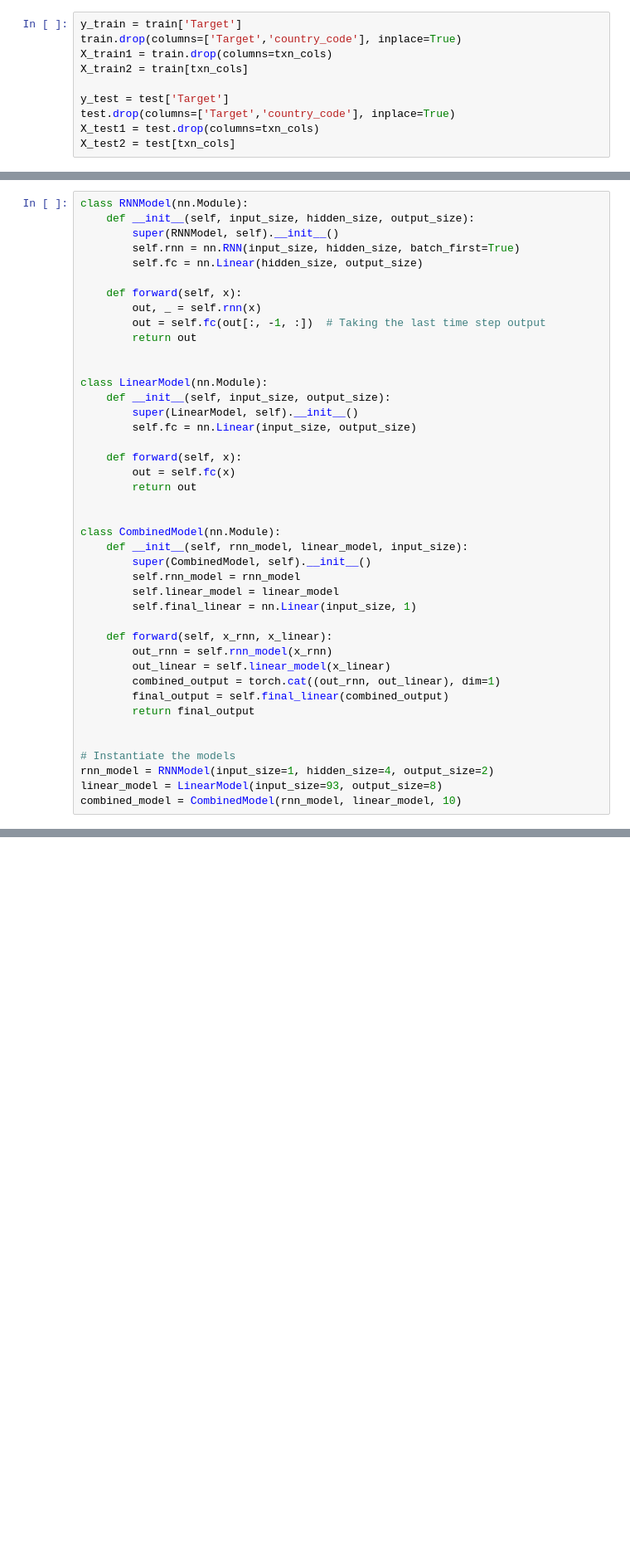
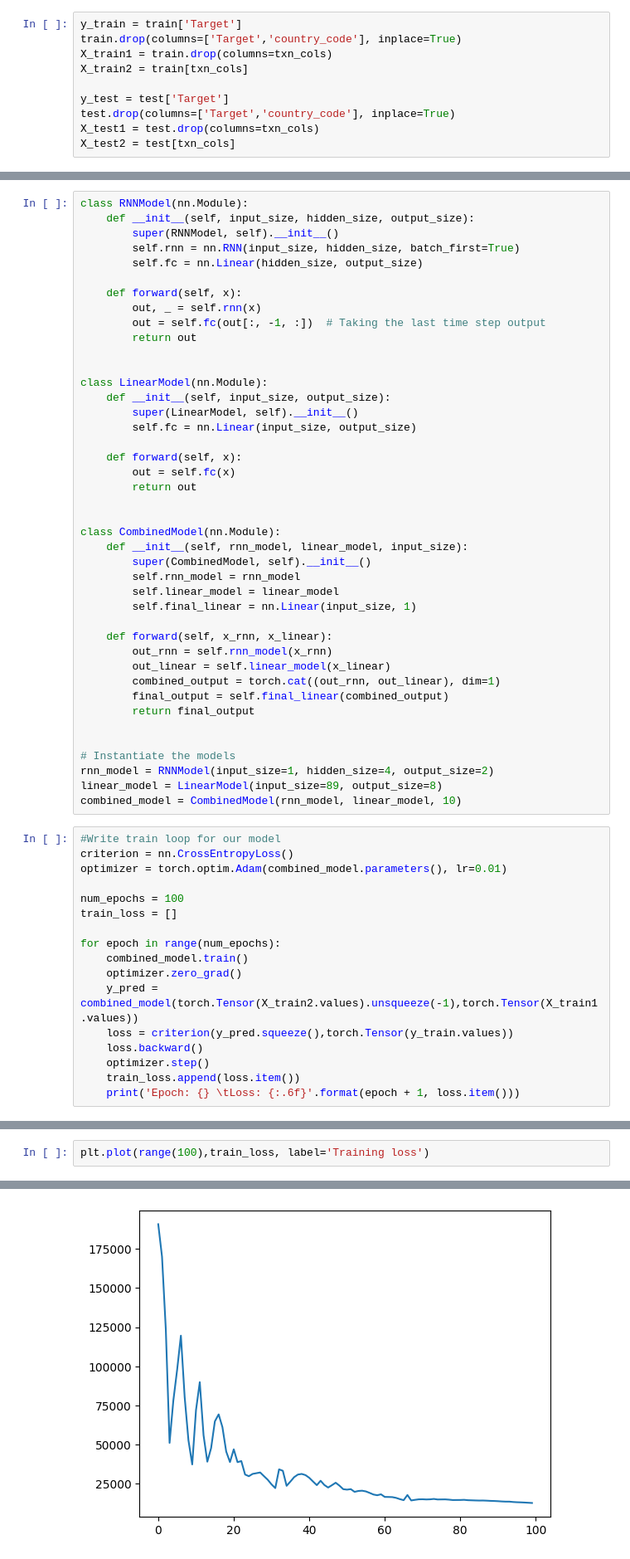
Before and after one commit to LokeshBadisa/Convolve2.0, a Jupyter notebook: Lokesh/RNN.ipynb, the cells around one changed output, grey strips where cells are left out. Shown at 83% size. Saved outputs shown, nothing was run; the diff lists cells and outputs as text; blank space fills up the shorter version.

```diff
--- a/Lokesh/RNN.ipynb
+++ b/Lokesh/RNN.ipynb
@@ -126,5 +127,22 @@ class CombinedModel(nn.Module):
 
 # Instantiate the models
 rnn_model = RNNModel(input_size=1, hidden_size=4, output_size=2)
-linear_model = LinearModel(input_size=93, output_size=8)
+linear_model = LinearModel(input_size=89, output_size=8)
 combined_model = CombinedModel(rnn_model, linear_model, 10)
+# %%
+#Write train loop for our model
+criterion = nn.CrossEntropyLoss()
+optimizer = torch.optim.Adam(combined_model.parameters(), lr=0.01)
+
+num_epochs = 100
+train_loss = []
+
+for epoch in range(num_epochs):
+    combined_model.train()
+    optimizer.zero_grad()
+    y_pred = combined_model(torch.Tensor(X_train2.values).unsqueeze(-1),torch.Tensor(X_train1.values))
+    loss = criterion(y_pred.squeeze(),torch.Tensor(y_train.values))
+    loss.backward()
+    optimizer.step()
+    train_loss.append(loss.item())
+    print('Epoch: {} \tLoss: {:.6f}'.format(epoch + 1, loss.item()))
@@ -130,0 +167,3 @@ combined_model = CombinedModel(rnn_model, linear_model, 10)
+# %%
+plt.plot(range(100),train_loss, label='Training loss')
+# %% [output]
@@ -130,0 +171 @@ combined_model = CombinedModel(rnn_model, linear_model, 10)
+[figure, added]
```
Also changed, not shown: parts of 8 cells of this notebook, 6 other files.
